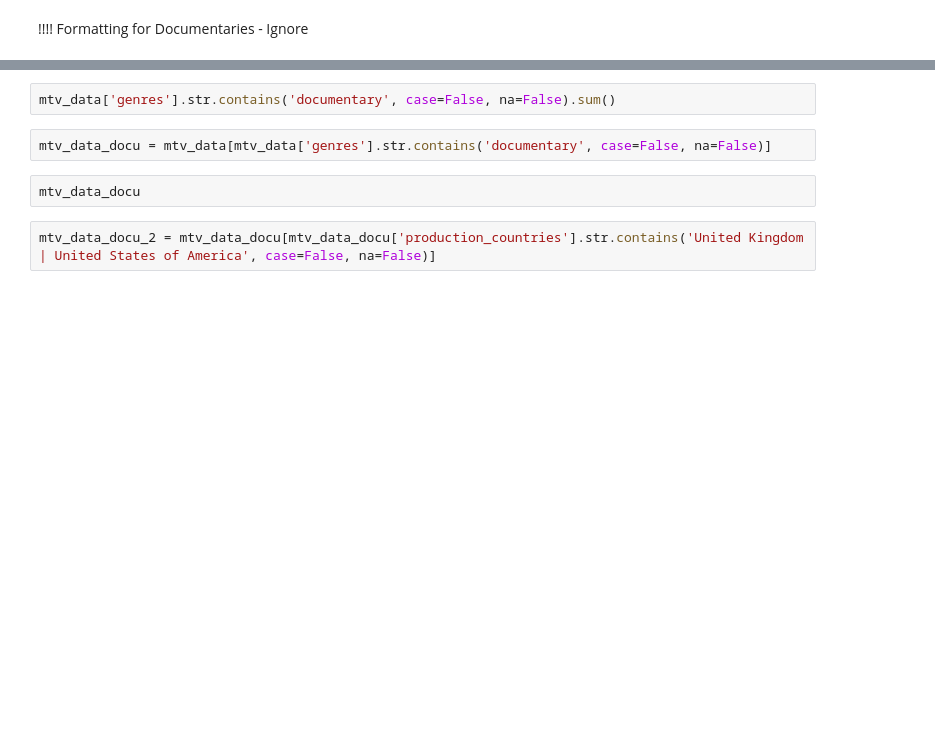
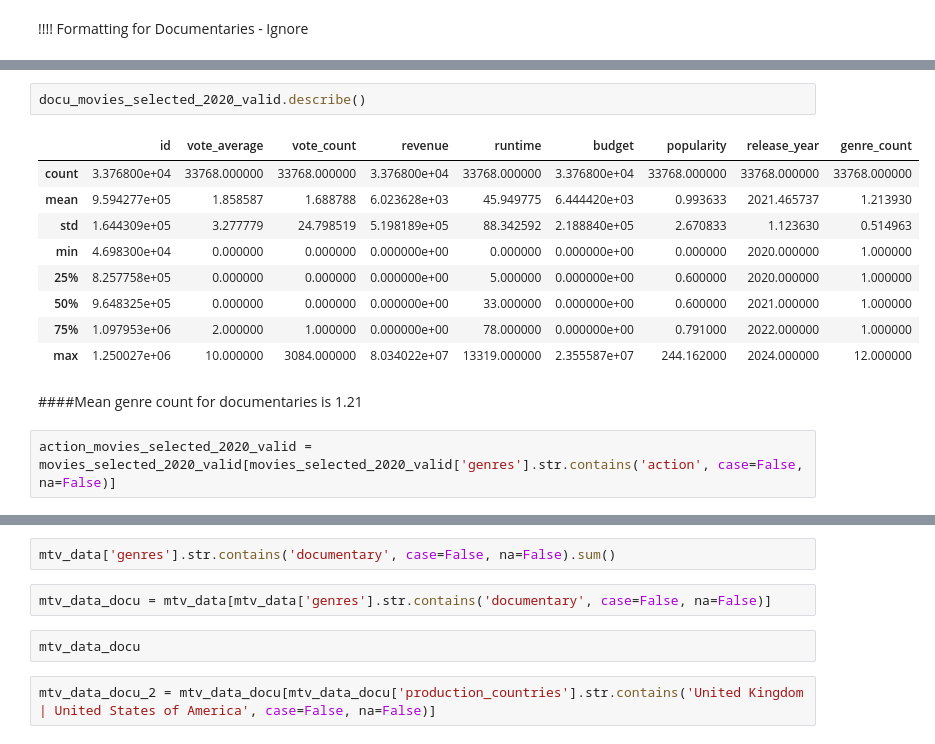
Before and after one commit to agargya123/movie_genre_analysis, a Jupyter notebook: MKT566.ipynb, the cells around one changed output, grey strips where cells are left out. Saved outputs shown, nothing was run; the diff lists cells and outputs as text; blank space fills up the shorter version.

```diff
--- a/MKT566.ipynb
+++ b/MKT566.ipynb
@@ -297,0 +331,16 @@ See the caveats in the documentation: https://pandas.pydata.org/pandas-docs/stab
+# %%
+docu_movies_selected_2020_valid.describe()
+# %% [output]
+|  | id | vote_average | vote_count | revenue | runtime | budget | popularity | release_year | genre_count |
+| count | 3.376800e+04 | 33768.000000 | 33768.000000 | 3.376800e+04 | 33768.000000 | 3.376800e+04 | 33768.000000 | 33768.000000 | 33768.000000 |
+| mean | 9.594277e+05 | 1.858587 | 1.688788 | 6.023628e+03 | 45.949775 | 6.444420e+03 | 0.993633 | 2021.465737 | 1.213930 |
+| std | 1.644309e+05 | 3.277779 | 24.798519 | 5.198189e+05 | 88.342592 | 2.188840e+05 | 2.670833 | 1.123630 | 0.514963 |
+| min | 4.698300e+04 | 0.000000 | 0.000000 | 0.000000e+00 | 0.000000 | 0.000000e+00 | 0.000000 | 2020.000000 | 1.000000 |
+| 25% | 8.257758e+05 | 0.000000 | 0.000000 | 0.000000e+00 | 5.000000 | 0.000000e+00 | 0.600000 | 2020.000000 | 1.000000 |
+| 50% | 9.648325e+05 | 0.000000 | 0.000000 | 0.000000e+00 | 33.000000 | 0.000000e+00 | 0.600000 | 2021.000000 | 1.000000 |
+| 75% | 1.097953e+06 | 2.000000 | 1.000000 | 0.000000e+00 | 78.000000 | 0.000000e+00 | 0.791000 | 2022.000000 | 1.000000 |
+| max | 1.250027e+06 | 10.000000 | 3084.000000 | 8.034022e+07 | 13319.000000 | 2.355587e+07 | 244.162000 | 2024.000000 | 12.000000 |
+# %% [markdown]
+####Mean genre count for documentaries is 1.21
+# %%
+action_movies_selected_2020_valid = movies_selected_2020_valid[movies_selected_2020_valid['genres'].str.contains('action', case=False, na=False)]
```
Also changed, not shown: parts of 10 cells of this notebook.
